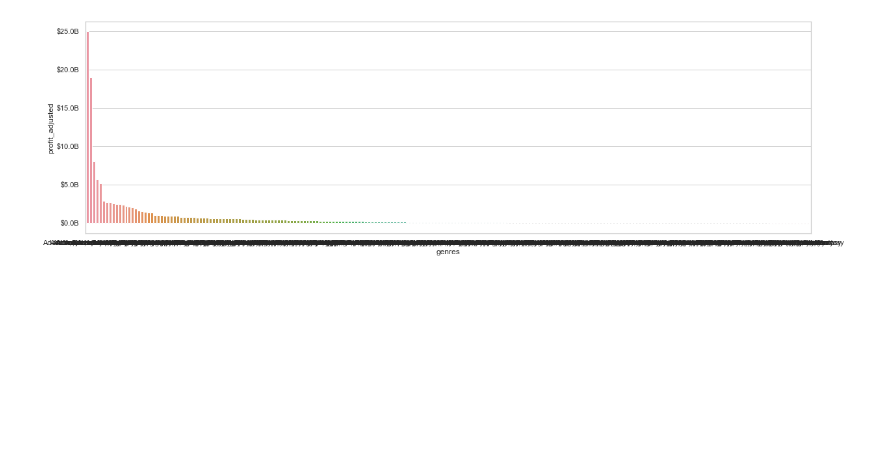
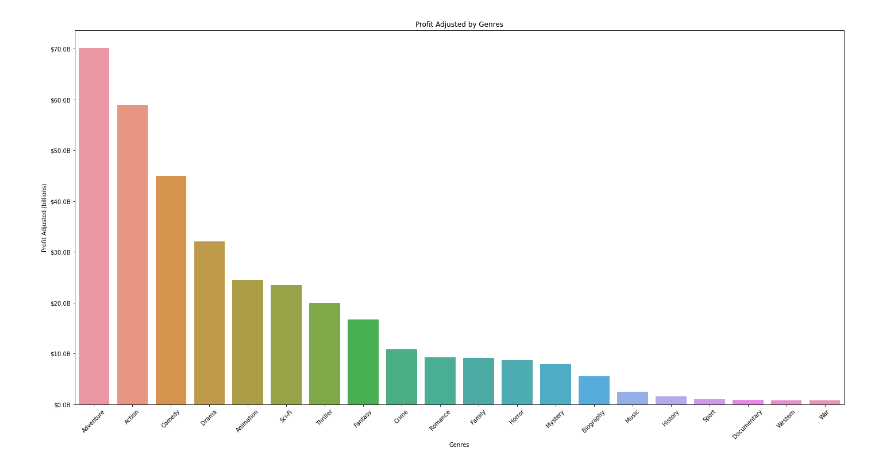
Before and after one commit to SpaceMonkey0453/Phase1_Project, a Jupyter notebook: Jonathan/dsc-phase-1-project-v2-4-master/Jonathan Notebook.ipynb, the cells around one changed output. Cells and saved outputs as stored; diff of their text form; code cells hidden in the pictures; blank space fills up the shorter version.

Commit message:
Finished charts

```diff
--- a/Jonathan/dsc-phase-1-project-v2-4-master/Jonathan Notebook.ipynb
+++ b/Jonathan/dsc-phase-1-project-v2-4-master/Jonathan Notebook.ipynb
@@ -127,9 +51,13 @@ movies_gross['release_date_x'] = pd.to_datetime(movies_gross['release_date_x'])
 movies_gross['profit_adjusted'] = movies_gross.apply(lambda row: cpi.inflate(row['profit'],row['release_date_x'].year), axis=1)
 # %%
 movies_gross = movies_gross.dropna(subset=['genres'])
+movies_gross = movies_gross.drop_duplicates(subset='title')
+movies_gross = movies_gross[movies_gross['profit'] <= 1000000000]
-# %%
-movies_gross = movies_gross.explode('genres')
-genre_df = movies_gross.groupby('genres').size().reset_index(name='count')
-
-#add the sum of profit_adjusted for each genre
-genre_df = genre_df.join(movies_gross.groupby('genres')['profit_adjusted'].sum(),on='genres')
+# %%
+
+movies_gross_negative = movies_gross[movies_gross['profit'] < 0]
+movies_gross_positive = movies_gross[movies_gross['profit'] > 0]
+# %%
+movies_gross_positive = movies_gross_positive.assign(genres = movies_gross_positive['genres'].str.split(','))
+movies_gross_positive = movies_gross_positive.explode('genres')
+profit_by_genre = movies_gross_positive.groupby('genres')['profit_adjusted'].sum().reset_index()
@@ -136,13 +84,17 @@ genre_df = genre_df.join(movies_gross.groupby('genres')['profit_adjusted'].sum()
 # %%
-genre_df = genre_df.sort_values(by='profit_adjusted',ascending=False)
-fig, ax = plt.subplots(figsize=(20,6))
-sns.barplot(x='genres', y='profit_adjusted', data=genre_df, ax=ax)
+import matplotlib.ticker as ticker
 
-def millions(x, pos):
-    'The two args are the value and tick position'
-    return '$%1.1fB' % (x * 1e-9)
+profit_by_genre = profit_by_genre.sort_values(by='profit_adjusted',ascending=False)
+fig, ax = plt.subplots(figsize=(24,12))
+sns.barplot(x='genres', y='profit_adjusted', data=profit_by_genre, ax=ax)
 
-formatter = ticker.FuncFormatter(millions)
+formatter = ticker.FuncFormatter(lambda x, pos: '$%1.1fB' % (x * 1e-9))
 ax.yaxis.set_major_formatter(formatter)
+ax.set_xlabel("Genres")
+ax.set_ylabel("Profit Adjusted (billions)")
+ax.set_title("Profit Adjusted by Genres")
+ax.set_xticklabels(ax.get_xticklabels(), rotation=45)
+
+plt.savefig('profit_by_genre.jpg', format='jpg')
 # %% [output]
-[figure, old version]
+[figure, new version]
```
Also changed, not shown: parts of 12 cells of this notebook, 3 other files.
